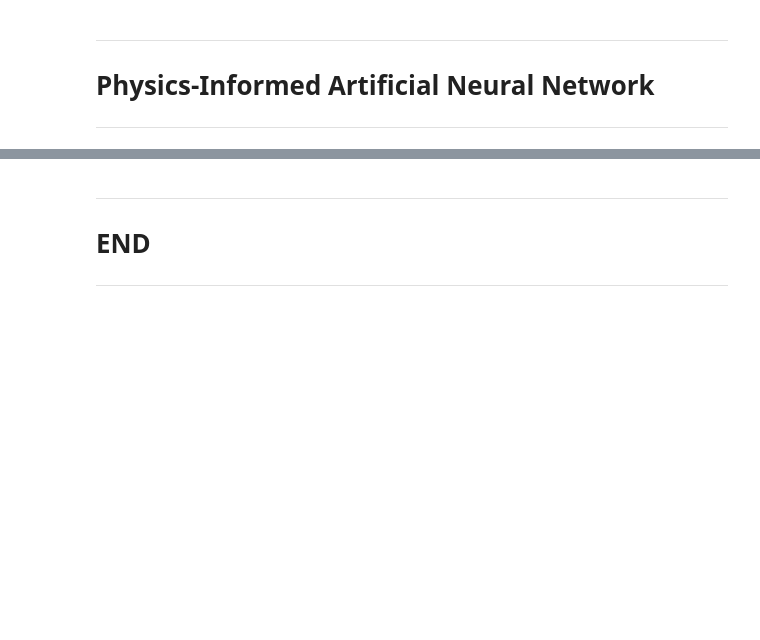
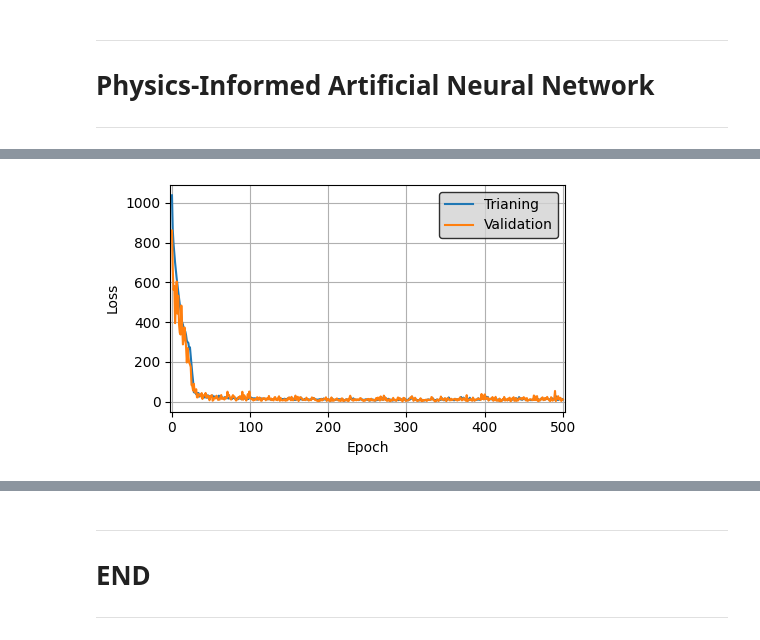
Before and after one commit to misaelmmorales/Anisotropic-Resistivity-Inversion, a Jupyter notebook: main_nb.ipynb, the cells around one changed output, grey strips where cells are left out. Cells and saved outputs as stored; diff of their text form; code cells hidden in the pictures; blank space fills up the shorter version.

```diff
--- a/main_nb.ipynb
+++ b/main_nb.ipynb
@@ -266,0 +317,50 @@ plot_pinn_crossplot(res_aniso, (Rv_sim, Rh_sim), vlims=[0.05,100], hlims=[0.2,10
+# %%
+d = lasio.read('well1.las').df()[['CALI', 'AT10','AT30','AT60','AT90','GR','RV72H_1D_FLT','RH72H_1D_FLT']].dropna()
+column_names = ['CALI', 'AT10', 'AT30', 'AT60', 'AT90', 'GR', 'Rv', 'Rh']
+
+zstart = int(np.argwhere(d.index==9720).squeeze())
+zend   = int(np.argwhere(d.index==10110).squeeze())
+data = d.rename(columns=dict(zip(d.columns, column_names))).iloc[zstart:zend]
+res_aniso  = data[['Rv','Rh']]
+
+inputs         = torch.tensor(res_aniso.values, dtype=torch.float32)
+dataset        = TensorDataset(inputs)
+train_percent  = 0.8
+xtrain, xvalid = random_split(dataset, [int(train_percent*len(dataset)), len(dataset)-int(train_percent*len(dataset))])
+trainloader    = DataLoader(xtrain, batch_size=100, shuffle=True)
+validloader    = DataLoader(xvalid, batch_size=100, shuffle=True)
+
+pinn       = ResInvPINN()
+criterion  = ResInvLoss(lambda_reg=1e-8)
+optimizer  = torch.optim.Adam(pinn.parameters(), lr=1e-3, weight_decay=1e-8)
+
+epochs = 501
+train_loss, valid_loss = [], []
+for epoch in range(epochs):
+    # training
+    epoch_train_loss = []
+    pinn.train()
+    for batch in trainloader:
+        optimizer.zero_grad()
+        x = batch[0]
+        y = pinn(x)
+        loss = criterion(x, y)
+        loss.backward()
+        optimizer.step()
+        epoch_train_loss.append(loss.item())
+    train_loss.append(np.mean(epoch_train_loss))
+    # validation
+    pinn.eval()
+    epoch_valid_loss = []
+    with torch.no_grad():
+        x = next(iter(validloader))[0]
+        y = pinn(x)
+        loss = criterion(x, y)
+        epoch_valid_loss.append(loss.item())
+    valid_loss.append(np.mean(epoch_valid_loss))
+    # progress
+    if epoch % 100 == 0:
+        print('Epoch: {} | Loss: {:.4f} | Valid Loss: {:.4f}'.format(epoch, train_loss[-1], valid_loss[-1]))
+
+plot_loss(epochs, [train_loss, valid_loss])
+# %% [output]
@@ -266,0 +373 @@ plot_pinn_crossplot(res_aniso, (Rv_sim, Rh_sim), vlims=[0.05,100], hlims=[0.2,10
+[figure, added]
```
Also changed, not shown: parts of 11 cells of this notebook.
